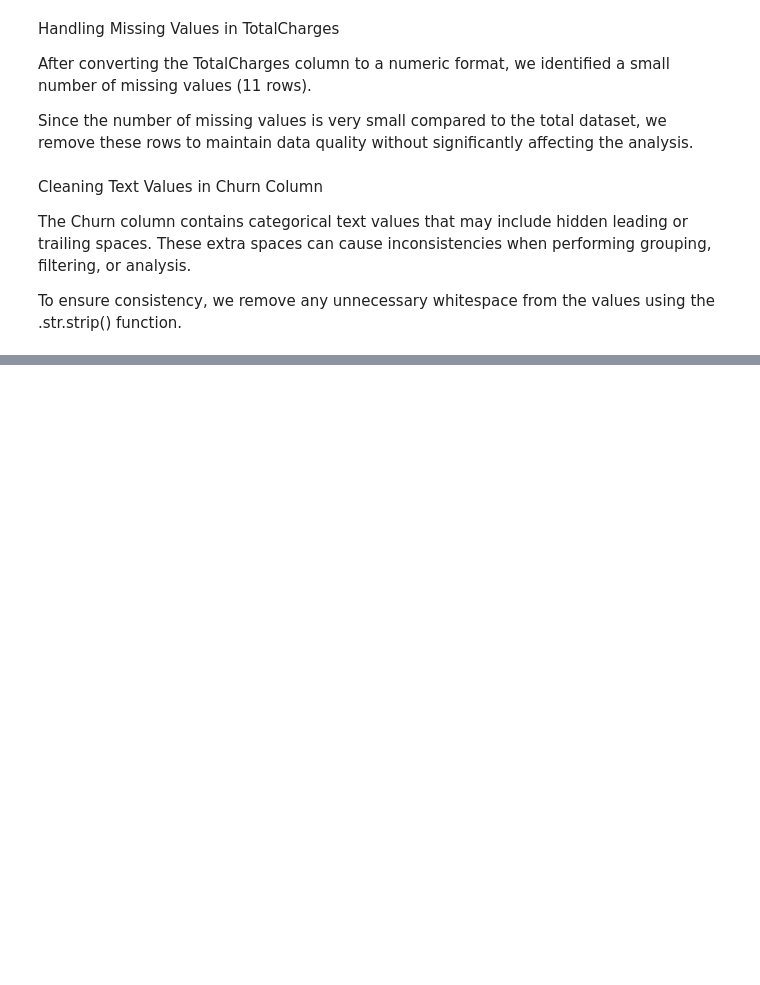
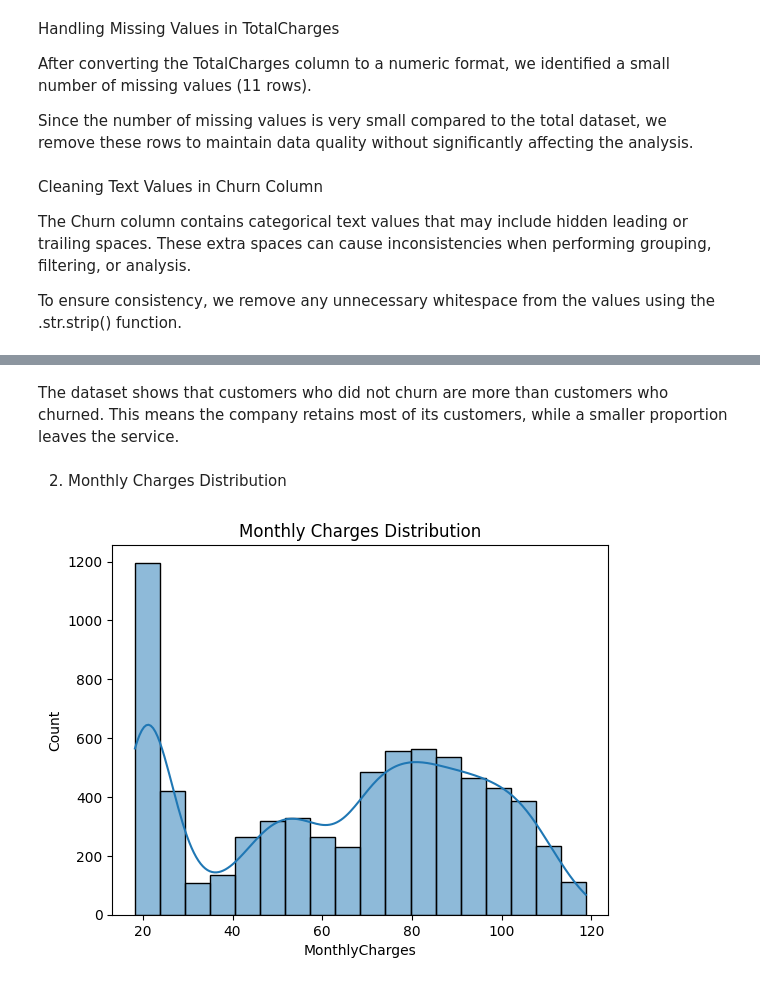
Before and after one commit to MaurineChemutai/Customer_Churn_and_Revenue_Insights_Analysis, a Jupyter notebook: churn_analysis.ipynb, the cells around one changed output, grey strips where cells are left out. Cells and saved outputs as stored; diff of their text form; code cells hidden in the pictures; blank space fills up the shorter version.

```diff
--- a/churn_analysis.ipynb
+++ b/churn_analysis.ipynb
@@ -238,0 +321,10 @@ To ensure consistency, we remove any unnecessary whitespace from the values usin
+# %% [markdown]
+The dataset shows that customers who did not churn are more than customers who churned. This means the company retains most of its customers, while a smaller proportion leaves the service.
+# %% [markdown]
+2. Monthly Charges Distribution
+# %%
+sns.histplot(data['MonthlyCharges'],kde=True)
+plt.title("Monthly Charges Distribution")
+plt.show()
+# %% [output]
+[figure, added]
```
Also changed, not shown: parts of 30 cells of this notebook.
